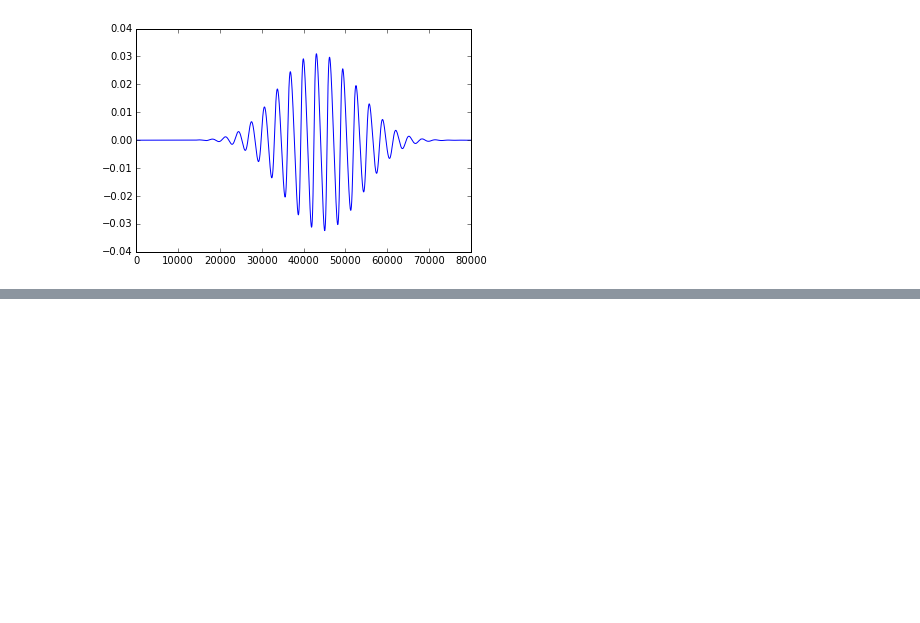
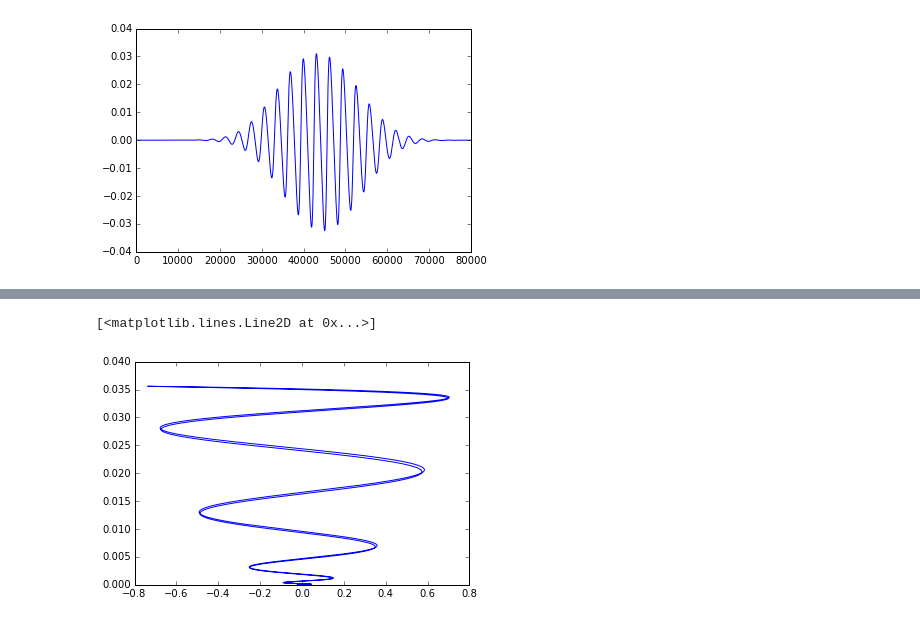
Before and after one commit to ssstuvz/single_particle, a Jupyter notebook: run/plot_trajectory.ipynb, the cells around one changed output, grey strips where cells are left out. Drawn from its saved outputs; the diff is of its cells as text; code cells hidden in the pictures; blank space fills up the shorter version.

```diff
--- a/run/plot_trajectory.ipynb
+++ b/run/plot_trajectory.ipynb
@@ -37,0 +48,5 @@ plot(x, z)
+# %%
+plot(y, z)
+# %% [output]
+[<matplotlib.lines.Line2D at 0x...>]
+[figure, added]
```
Also changed, not shown: parts of 8 cells of this notebook, 1 other file.
